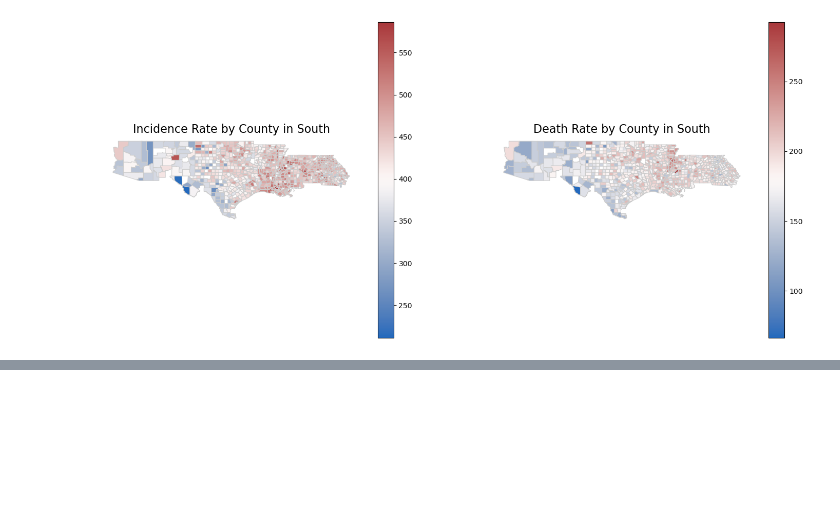
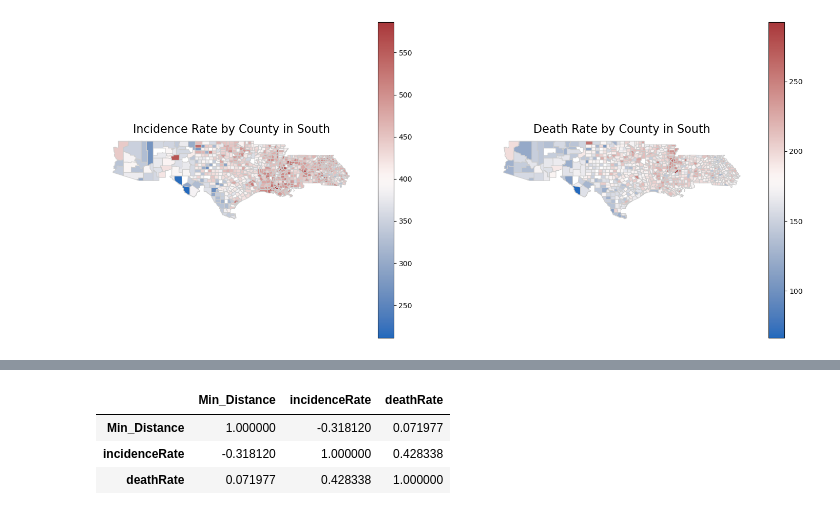
Before and after one commit to arturoAltamirano/arturoAltamirano, a Jupyter notebook: polutionLouisiana.ipynb, the cells around one changed output, grey strips where cells are left out. Saved outputs shown, nothing was run; the diff lists cells and outputs as text; code cells hidden in the pictures; blank space fills up the shorter version.

```diff
--- a/polutionLouisiana.ipynb
+++ b/polutionLouisiana.ipynb
@@ -345,0 +292,28 @@ plot = incidence_plotter(merged_south, 'South', points_gdf)
+# %%
+coordinates = list(zip(points_df['Latitude'], points_df['Longitude']))
+
+def find_distance(county, coordinates):
+    '''given a county and a set of coordinates, find the closest coordinate to the county'''
+    try:
+        #county lookup returns the lat lon coordinate of the county
+        geolocator = Nominatim(user_agent="county_lookup")
+        location = geolocator.geocode(county)
+
+        lat, lon = (location.latitude, location.longitude)
+
+        #for every coordinate provided, find the distance to the provided point
+        distances = [geodesic((lat, lon), pt).miles for pt in coordinates]
+
+        #return the distance to the closest industrial site
+        return min(distances)
+
+    except:
+        #in the event a county cannot be translated (rare but it does happen)
+        #return NaN to safely fill the slot in the geoframe
+        return np.nan
+
+louisianaMetrics_df["Min_Distance"] = np.nan
+
+for index, row in louisianaMetrics_df.iterrows():
+    #print(row['County'])
+    louisianaMetrics_df.at[index, 'Min_Distance'] = find_distance(row['County'], coordinates)
@@ -345,0 +349,11 @@ plot = incidence_plotter(merged_south, 'South', points_gdf)
+# %%
+variables = ['Min_Distance',
+             'incidenceRate',
+             'deathRate']
+
+louisianaMetrics_df[variables].corr()
+# %% [output]
+|  | Min_Distance | incidenceRate | deathRate |
+| Min_Distance | 1.000000 | -0.318120 | 0.071977 |
+| incidenceRate | -0.318120 | 1.000000 | 0.428338 |
+| deathRate | 0.071977 | 0.428338 | 1.000000 |
```
Also changed, not shown: parts of 31 cells of this notebook, 2 other files.
